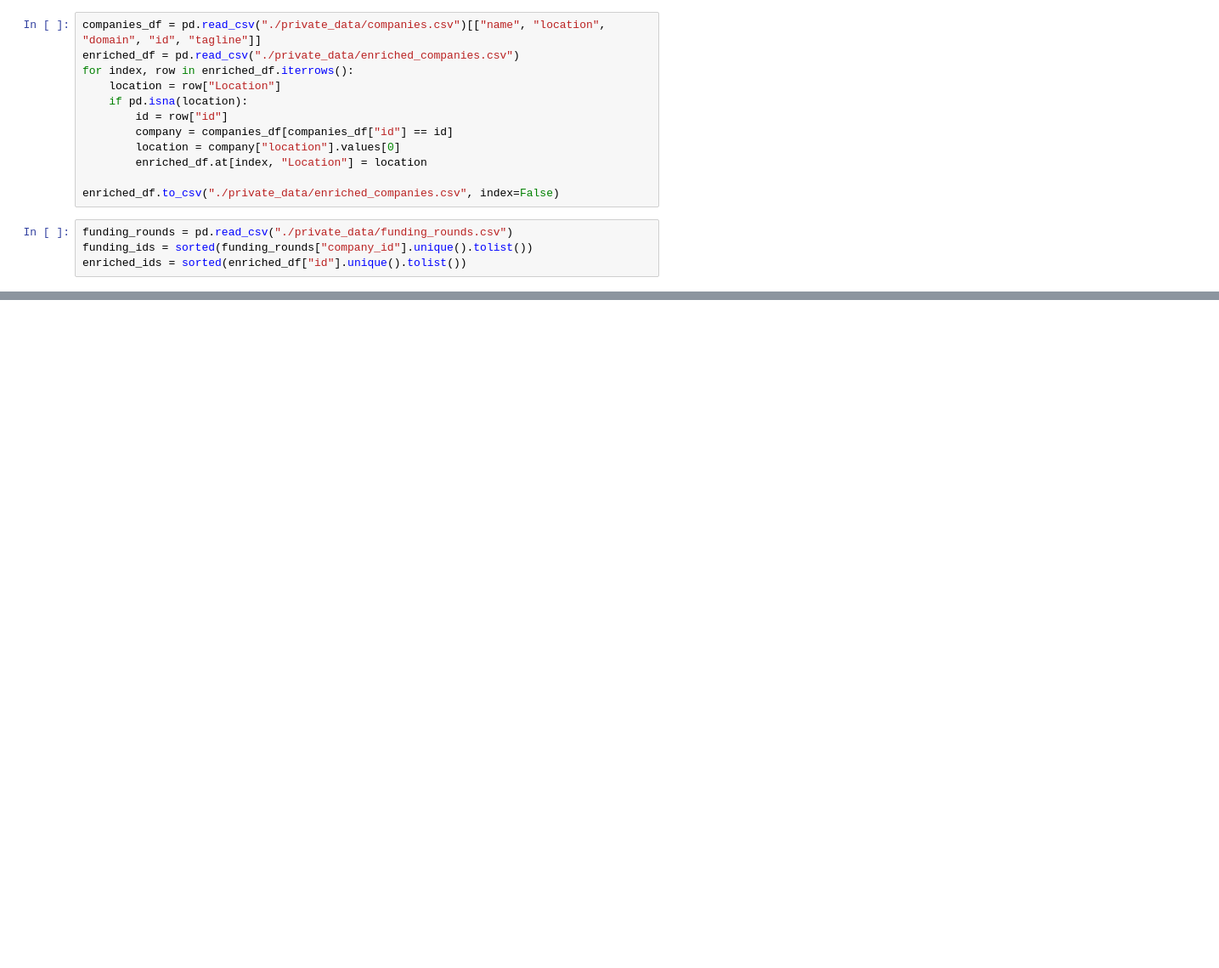
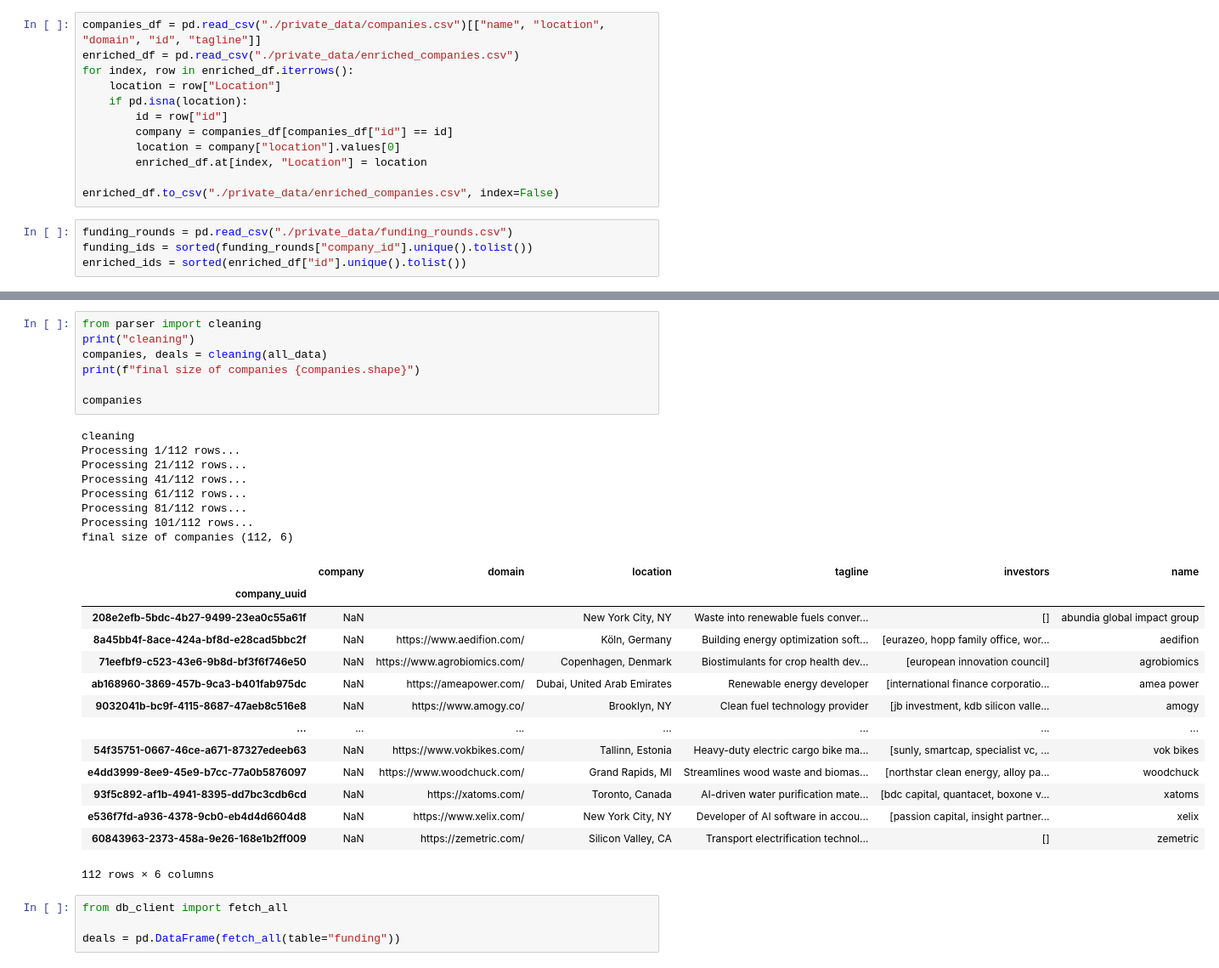
Before and after one commit to clbanjai/Energize-Internship, a Jupyter notebook: temp.ipynb, the cells around one changed output, grey strips where cells are left out. Shown at 85% size. Saved outputs shown, nothing was run; the diff lists cells and outputs as text; blank space fills up the shorter version.

```diff
--- a/temp.ipynb
+++ b/temp.ipynb
@@ -22,0 +485,34 @@ True
+# %%
+from parser import cleaning
+print("cleaning")
+companies, deals = cleaning(all_data)
+print(f"final size of companies {companies.shape}")
+
+companies
+# %% [output]
+cleaning
+Processing 1/112 rows...
+Processing 21/112 rows...
+Processing 41/112 rows...
+Processing 61/112 rows...
+Processing 81/112 rows...
+Processing 101/112 rows...
+final size of companies (112, 6)
+|  | company | domain | location | tagline | investors | name |
+| company_uuid |  |  |  |  |  |  |
+| 208e2efb-5bdc-4b27-9499-23ea0c55a61f | NaN |  | New York City, NY | Waste into renewable fuels conver... | [] | abundia global impact group |
+| 8a45bb4f-8ace-424a-bf8d-e28cad5bbc2f | NaN | https://www.aedifion.com/ | Köln, Germany | Building energy optimization soft... | [eurazeo, hopp family office, wor... | aedifion |
+| 71eefbf9-c523-43e6-9b8d-bf3f6f746e50 | NaN | https://www.agrobiomics.com/ | Copenhagen, Denmark | Biostimulants for crop health dev... | [european innovation council] | agrobiomics |
+| ab168960-3869-457b-9ca3-b401fab975dc | NaN | https://ameapower.com/ | Dubai, United Arab Emirates | Renewable energy developer | [international finance corporatio... | amea power |
+| 9032041b-bc9f-4115-8687-47aeb8c516e8 | NaN | https://www.amogy.co/ | Brooklyn, NY | Clean fuel technology provider | [jb investment, kdb silicon valle... | amogy |
+| ... | ... | ... | ... | ... | ... | ... |
+| 54f35751-0667-46ce-a671-87327edeeb63 | NaN | https://www.vokbikes.com/ | Tallinn, Estonia | Heavy-duty electric cargo bike ma... | [sunly, smartcap, specialist vc, ... | vok bikes |
+| e4dd3999-8ee9-45e9-b7cc-77a0b5876097 | NaN | https://www.woodchuck.com/ | Grand Rapids, MI | Streamlines wood waste and biomas... | [northstar clean energy, alloy pa... | woodchuck |
+| 93f5c892-af1b-4941-8395-dd7bc3cdb6cd | NaN | https://xatoms.com/ | Toronto, Canada | AI-driven water purification mate... | [bdc capital, quantacet, boxone v... | xatoms |
+| e536f7fd-a936-4378-9cb0-eb4d4d6604d8 | NaN | https://www.xelix.com/ | New York City, NY | Developer of AI software in accou... | [passion capital, insight partner... | xelix |
+| 60843963-2373-458a-9e26-168e1b2ff009 | NaN | https://zemetric.com/ | Silicon Valley, CA | Transport electrification technol... | [] | zemetric |
+112 rows × 6 columns
+# %%
+from db_client import fetch_all
+
+deals = pd.DataFrame(fetch_all(table="funding"))
```
Also changed, not shown: parts of 35 cells of this notebook, 30 other files.
